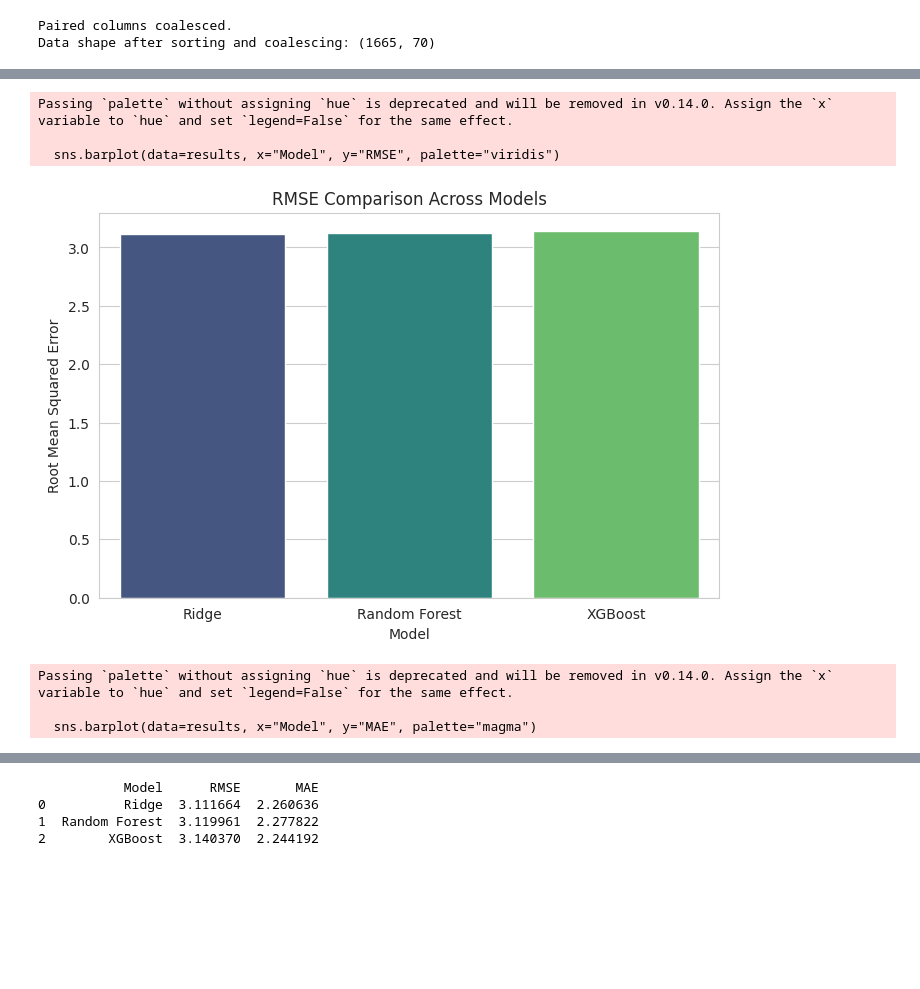
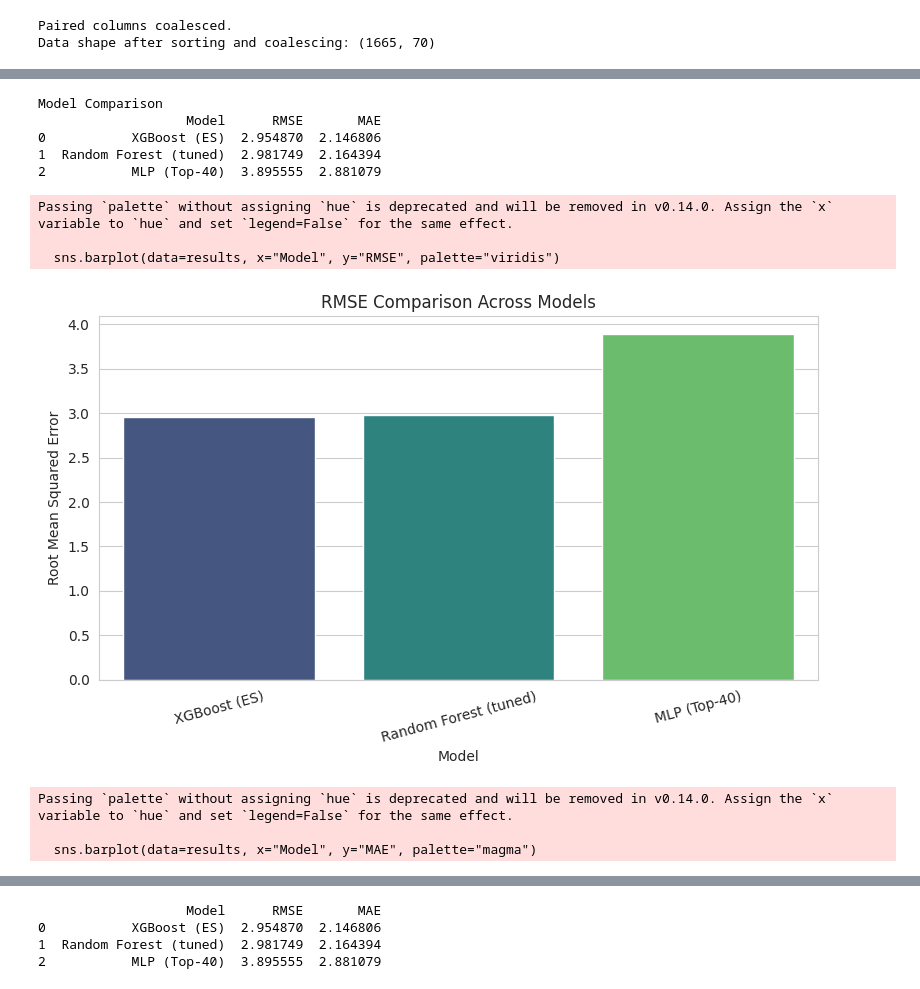
Before and after one commit to aaldayarova/federated-learning-project, a Jupyter notebook: EDA_Notebook_Updated.ipynb, the cells around one changed output, grey strips where cells are left out. Drawn from its saved outputs; the diff is of its cells as text; code cells hidden in the pictures; blank space fills up the shorter version.

```diff
--- a/EDA_Notebook_Updated.ipynb
+++ b/EDA_Notebook_Updated.ipynb
@@ -94,6 +114,21 @@ for i in range(1, 4):
 lag_cols = ['L1_LengthofCycle', 'L2_LengthofCycle', 'L3_LengthofCycle']
 df_eng['roll_mean_3_cycles'] = df_eng[lag_cols].mean(axis=1)
 df_eng['roll_std_3_cycles'] = df_eng[lag_cols].std(axis=1)
+
+# Advanced Time Series Features
+df_eng['L1_L2_diff'] = df_eng['L1_LengthofCycle'] - df_eng['L2_LengthofCycle']
+df_eng['L2_L3_diff'] = df_eng['L2_LengthofCycle'] - df_eng['L3_LengthofCycle']
+df_eng['ewma_3_cycles'] = df_eng.groupby('ClientID')['LengthofCycle'].transform(
+    lambda x: x.shift(1).ewm(span=3, adjust=False).mean()
+)
+df_eng['user_mean_cycle_length_so_far'] = df_eng.groupby('ClientID')['LengthofCycle'].transform(
+    lambda x: x.shift(1).expanding().mean()
+)
+df_eng['user_std_cycle_length_so_far'] = df_eng.groupby('ClientID')['LengthofCycle'].transform(
+    lambda x: x.shift(1).expanding().std()
+).fillna(0) # Fill NaNs for the first cycle
+df_eng['user_cycle_count'] = df_eng.groupby('ClientID').cumcount()
+
 
 # Text-Based Feature Engineering
 if 'Gynosurgeries' in df_eng.columns:
@@ -435,30 +616,45 @@ XGBoost Results:
 # %%
-results = pd.DataFrame({
-    "Model": ["Ridge", "Random Forest", "XGBoost"],
-    "RMSE": [rmse_ridge, rmse_rf, rmse_xgb],
-    "MAE":  [mae_ridge,  mae_rf,  mae_xgb ],
-})
+# Build results with the original names
+rows = [
+    {"Model": "Random Forest (tuned)", "RMSE": rmse_rf_tuned, "MAE": mae_rf_tuned},
+    {"Model": "XGBoost (ES)",          "RMSE": rmse_xgb_es,   "MAE": mae_xgb_es},
+    {"Model": "MLP (Top-40)",          "RMSE": rmse_mlp,      "MAE": mae_mlp},
+]
+
+results = pd.DataFrame(rows).sort_values(["RMSE", "MAE"]).reset_index(drop=True)
+print("Model Comparison")
+print(results)
+
 
 # Plot RMSE
 plt.figure(figsize=(8,5))
 sns.barplot(data=results, x="Model", y="RMSE", palette="viridis")
 plt.title("RMSE Comparison Across Models")
 plt.ylabel("Root Mean Squared Error")
+plt.xticks(rotation=15)
+plt.tight_layout()
 plt.show()
 
 # Plot MAE
 plt.figure(figsize=(8,5))
 sns.barplot(data=results, x="Model", y="MAE", palette="magma")
 plt.title("MAE Comparison Across Models")
 plt.ylabel("Mean Absolute Error")
+plt.xticks(rotation=15)
+plt.tight_layout()
 plt.show()
 
 print(results)
 # %% [output]
-Passing `palette` without assigning `hue` is deprecated and will be removed in v0.14.0. Assign the `x` variable to `hue` and set `legend=False` for the same effect.
-
-  sns.barplot(data=results, x="Model", y="RMSE", palette="viridis")
+Model Comparison
+                   Model      RMSE       MAE
+0           XGBoost (ES)  2.954870  2.146806
+1  Random Forest (tuned)  2.981749  2.164394
+2           MLP (Top-40)  3.895555  2.881079
+Passing `palette` without assigning `hue` is deprecated and will be removed in v0.14.0. Assign the `x` variable to `hue` and set `legend=False` for the same effect.
+
+  sns.barplot(data=results, x="Model", y="RMSE", palette="viridis")
-[figure, old version]
+[figure, new version]
-Passing `palette` without assigning `hue` is deprecated and will be removed in v0.14.0. Assign the `x` variable to `hue` and set `legend=False` for the same effect.
-
-  sns.barplot(data=results, x="Model", y="MAE", palette="magma")
+Passing `palette` without assigning `hue` is deprecated and will be removed in v0.14.0. Assign the `x` variable to `hue` and set `legend=False` for the same effect.
+
+  sns.barplot(data=results, x="Model", y="MAE", palette="magma")
@@ -466,4 +662,4 @@ Passing `palette` without assigning `hue` is deprecated and will be removed in v
-           Model      RMSE       MAE
-0          Ridge  3.111664  2.260636
-1  Random Forest  3.119961  2.277822
-2        XGBoost  3.140370  2.244192
+                   Model      RMSE       MAE
+0           XGBoost (ES)  2.954870  2.146806
+1  Random Forest (tuned)  2.981749  2.164394
+2           MLP (Top-40)  3.895555  2.881079
```
Also changed, not shown: parts of 14 cells of this notebook, 1 other file.
